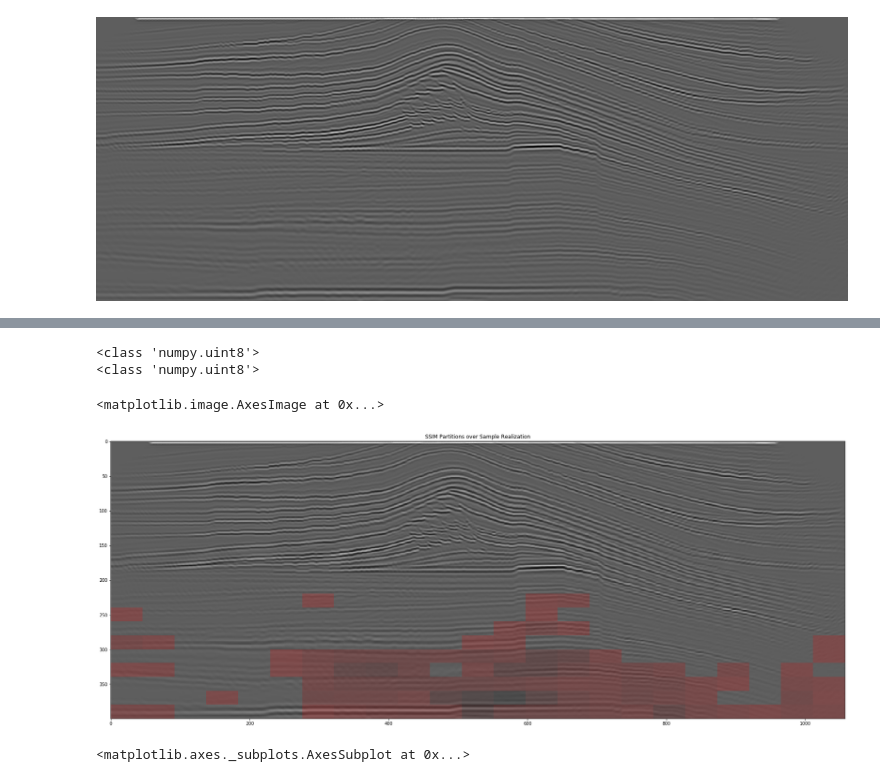
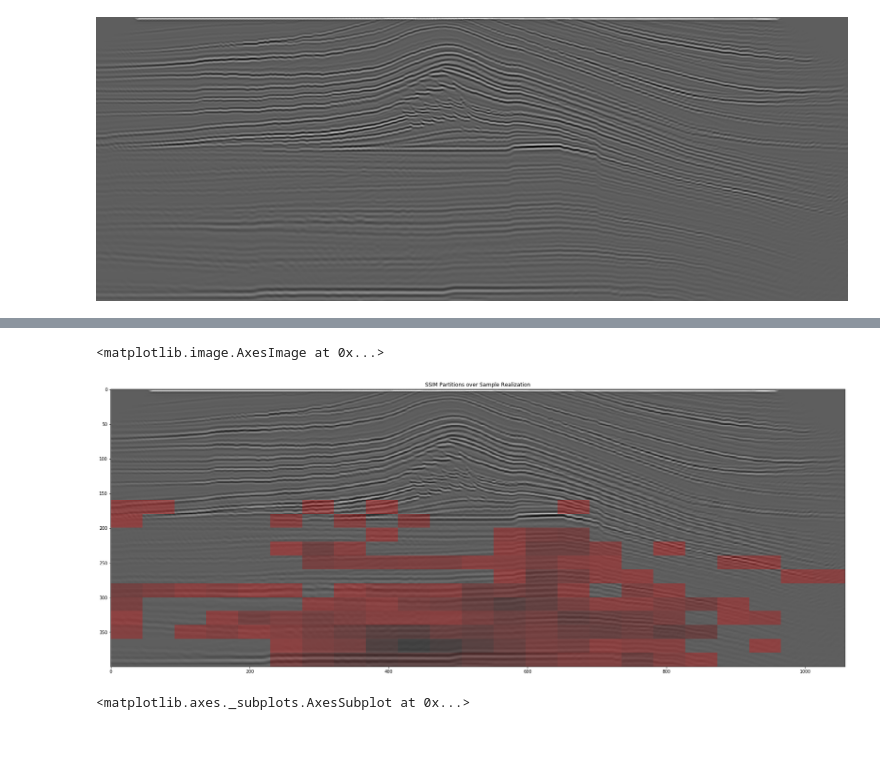
Before and after one commit to agrippa/geo-owl-ogy, a Jupyter notebook: Jonathan's Workspace/BP SMC Standard Deviation Map.ipynb, the cells around one changed output, grey strips where cells are left out. Saved outputs shown, nothing was run; the diff lists cells and outputs as text; code cells hidden in the pictures; blank space fills up the shorter version.

```diff
--- a/Jonathan's Workspace/BP SMC Standard Deviation Map.ipynb
+++ b/Jonathan's Workspace/BP SMC Standard Deviation Map.ipynb
@@ -293,6 +253,9 @@ KeyboardInterrupt:
 # %%
 with open('ssim_map.pickle', 'wb') as f:
     pickle.dump(ans, f)
+# %%
+with open('mean_ssim_quick.pickle', 'wb') as f:
+    pickle.dump(ans, f)
 # %%
-with open('ssim_map.pickle', 'rb') as f:
-     ssim_map = pickle.load(f)
+with open('mean_ssim_quick.pickle', 'rb') as f:
+    x = pickle.load(f)
@@ -332,8 +306,33 @@ transposed  = im.transpose(Image.ROTATE_270)
 transposed
 # %% [output]
 [figure]
+# %%
+THRESHOLD = .6
+min_val = float('inf')
+max_val = -float('inf')
+for subarray in ans:
+    for element in subarray:
+        min_val = min(min_val, element)
+        if element <= THRESHOLD:
+            max_val = max(max_val, element)
+ans_image = np.zeros([1058, 400, 4], dtype=np.uint8)
+for i in range(23):
+    for j in range(20):
+        if ans[i][j] <= THRESHOLD:
+            color_intensity = (ans[i][j] - min_val) / (max_val - min_val) * 255
+            for k in range(i * 46, i*46 + 46):
+                for m in range(j * 20, j* 20 + 20):
+                    ans_image[k][m] = [color_intensity, 0, 0, 255]
+        else:
+            for k in range(i * 46, i*46 + 46):
+                for m in range(j * 20, j* 20 + 20):
+                    ans_image[k][m] = [0, 0, 0, 0] #Make pixel transparent
+
+im2 = Image.fromarray(ans_image)
+im2 = im2.convert('RGBA')
+transposed2 = im2.transpose(Image.ROTATE_270)
 # %%
-THRESHOLD = .8
+THRESHOLD = .7
 min_val = float('inf')
 max_val = -float('inf')
 for subarray in ssim_map:
@@ -357,4 +356,3 @@ for i in range(23):
 im2 = Image.fromarray(ssim_image)
 im2 = im2.convert('RGBA')
 transposed2 = im2.transpose(Image.ROTATE_270)
-transposed2
@@ -363,16 +359,12 @@ transposed2
 # %%
 import matplotlib.pyplot as plt
-print(type(ssim_image[0][0][0]))
-print(type(sample_arr[0][0][0]))
 plt.figure(figsize=(30,20))
 plt.imshow(transposed, cmap='gray') # I would add interpolation='none'
 plt.title("SSIM Partitions over Sample Realization")
-plt.imshow(transposed2, cmap='jet', alpha=.2) # interpolation='none'
+plt.imshow(transposed2, cmap='jet', alpha=.3) # interpolation='none'
 # %% [output]
-<class 'numpy.uint8'>
-<class 'numpy.uint8'>
+<matplotlib.image.AxesImage at 0x...>
-<matplotlib.image.AxesImage at 0x...>
-[figure, old version]
+[figure, new version]
 # %%
 test = []
 for i in range(len(ssim_map)):
```
Also changed, not shown: parts of 13 cells of this notebook, 3 other files.
